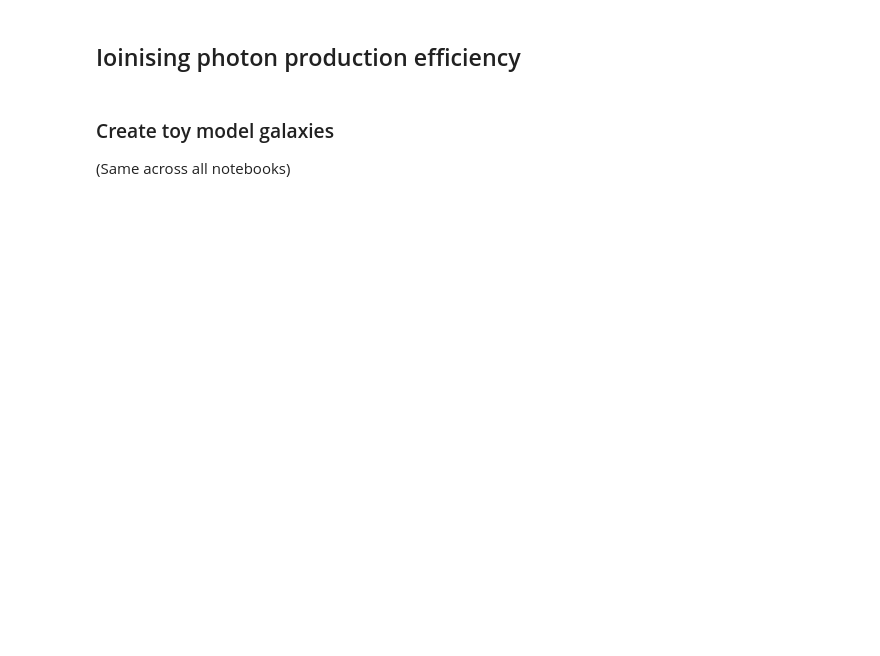
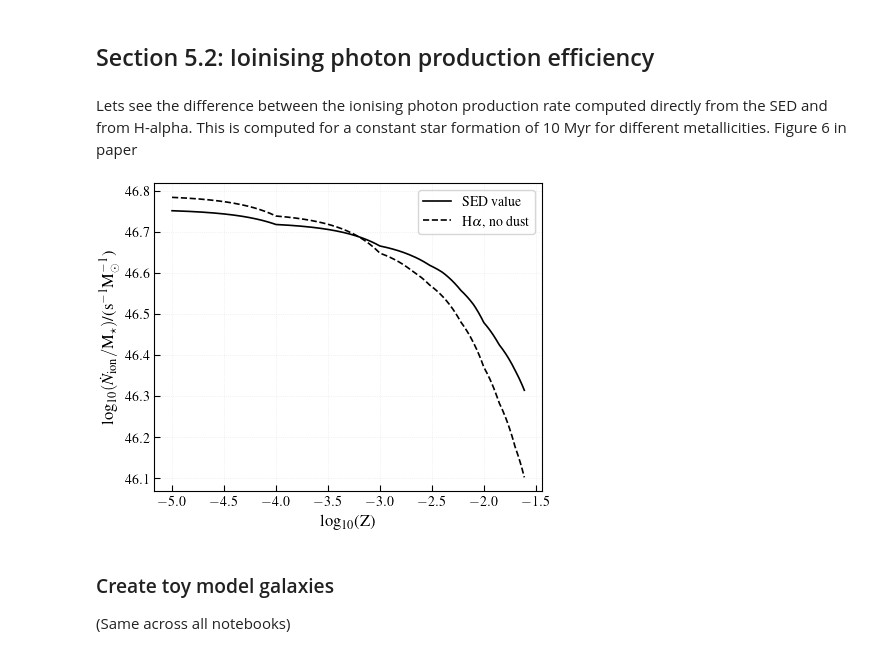
Before and after one commit to aswinpvijayan/line_ratio_reliability, a Jupyter notebook: ion_prod.ipynb, the cells around one changed output. Cells and saved outputs as stored; diff of their text form; code cells hidden in the pictures; blank space fills up the shorter version.

```diff
--- a/ion_prod.ipynb
+++ b/ion_prod.ipynb
@@ -1,5 +1,5 @@
 # %% [markdown]
-## Ioinising photon production efficiency
+## Section 5.2: Ioinising photon production efficiency
 # %%
 from functools import partial
 import numpy as np
@@ -102,0 +97,68 @@ lam_Hb = 4861.32 * Angstrom
+# %% [markdown]
+Lets see the difference between the ionising photon production rate computed directly from the SED and from H-alpha. This is computed for a constant star formation of 10
+Myr for different metallicities. Figure 6 in paper
+# %%
+from synthesizer.parametric import SFH, ZDist
+from synthesizer.parametric import Stars as ParametricStars
+
+tophats = {
+        "UV1500": {"lam_eff": 1500*Angstrom, "lam_fwhm": 300*Angstrom}
+    }
+
+filters = FilterCollection(
+    tophat_dict=tophats
+)
+lines = ['H 1 6562.80A']
+
+emodel = PacmanEmission(
+            grid=grid,
+            tau_v=0,
+            dust_curve=PowerLaw()
+        )
+
+Zs = np.arange(-5, -1.6, 0.01)
+
+out = np.zeros(len(Zs))
+nion = np.zeros(len(Zs))
+ha = np.zeros(len(Zs))
+
+for ii, Z in enumerate(Zs):
+
+    # Define the star formation history
+    sfh = SFH.Constant(10 * Myr)
+
+    # Define the metallicity history
+    zh = ZDist.DeltaConstant(metallicity=10**Z)
+
+    # Initialise the parametric Stars object
+    param_stars = ParametricStars(
+        grid.log10age,
+        grid.metallicity,
+        sf_hist=sfh,
+        metal_dist=zh,
+        initial_mass=1 * Msun,
+    )
+
+    param_stars.get_spectra(emodel)
+    param_stars.get_lines(lines, emodel)
+
+    param_stars.get_photo_lnu(filters)
+
+    ok = (grid.lam<=912*Angstrom)
+    out[ii] = param_stars.photo_lnu['emergent'].photo_lnu
+    nion[ii] = -np.trapz(y=param_stars.spectra['incident'].lnu[ok] / (h.to('erg*s') * param_stars.spectra['incident'].nu[ok]), x = param_stars.spectra['incident'].nu[ok])
+    ha[ii] = param_stars.lines['emergent'].luminosity
+
+
+fig, ax = plt.subplots(nrows = 1, ncols = 1, figsize=(5, 4), sharex=True, sharey=True, facecolor='w', edgecolor='k')
+
+ax.plot(Zs, np.log10(nion), label='SED value', color='black')
+ax.plot(Zs, np.log10(ha/(1.36e-12)), label=r'H$\alpha$, no dust', color='black', ls='dashed')
+ax.legend()
+ax.grid(ls='dotted')
+ax.set_ylabel(r'log$_{10}(\dot{N}_{\rm ion}/{\rm M}_{\star})$/(s$^{-1}$M$_{\odot}^{-1}$)', fontsize=12)
+ax.set_xlabel(r'log$_{10}$(Z)', fontsize=12)
+
+plt.savefig('plots/CSP_10Myr_Ne_Z.png', dpi=300, bbox_inches='tight')
+# %% [output]
+[figure, added]
```
Also changed, not shown: parts of 16 cells of this notebook, 2 other files.
